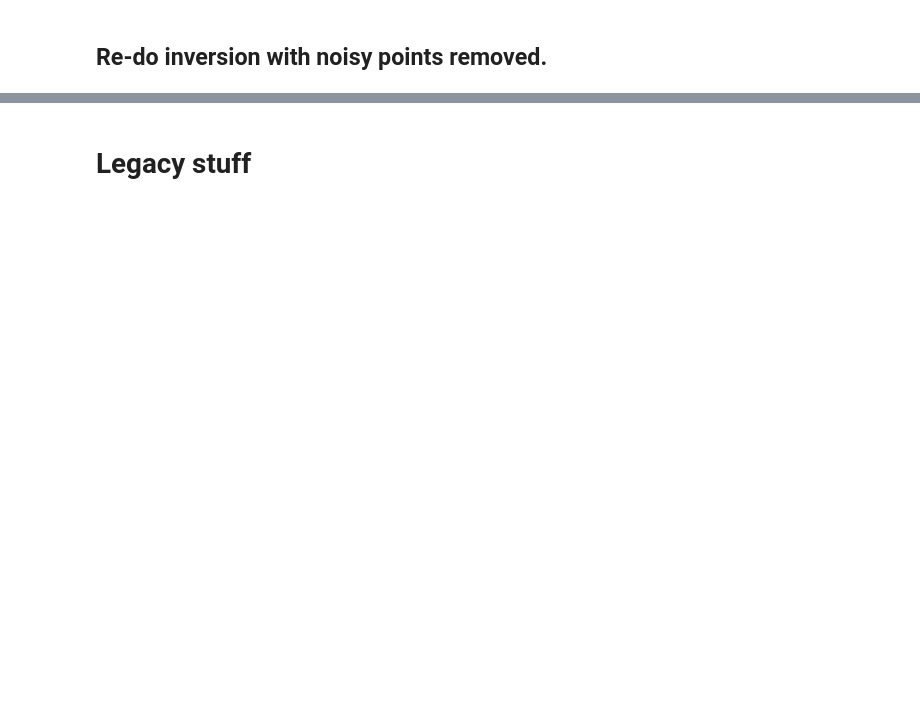
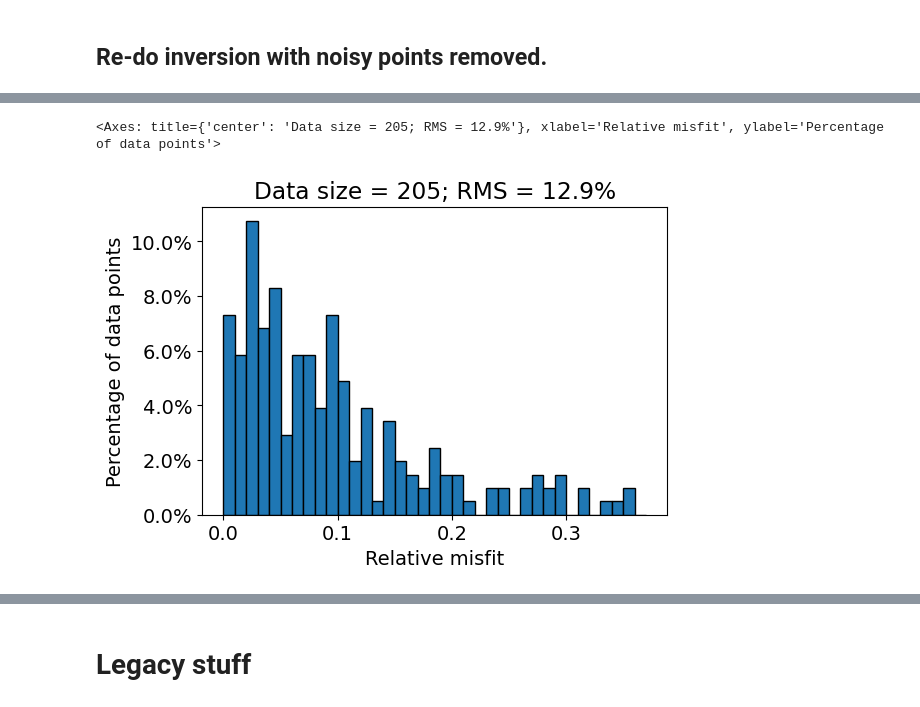
Before and after one commit to rbcmendoza/eosc-556b-project, a Jupyter notebook: FieldData_inversion.ipynb, the cells around one changed output, grey strips where cells are left out. Saved outputs shown, nothing was run; the diff lists cells and outputs as text; code cells hidden in the pictures; blank space fills up the shorter version.

```diff
--- a/FieldData_inversion.ipynb
+++ b/FieldData_inversion.ipynb
@@ -333,35 +434,3 @@ ax[1].set_aspect(1, adjustable='box')
 # %%
 # Create duplicate of Data object
 field_data_pruned = copy.deepcopy(field_data)
-# %%
-def find_indices_of_poorly_fit_data(relative_misfits, noise_threshold=None, percentile_to_remove = 95):
-    '''
-    INPUTS
-    relative_misfits: Array of relative misfits from which to extract the indices of the data with poorest fit
-    noise_threshold: Float. The value of relative misfit above which a data point will be classified as "poorly fit".
-    percentile_to_remove: Float. The percentile of greatest data misfit to be used to classify data points as "poorly fit". If
-        noise_threshold is specified, the percentile will not be used. Default value is 95th percentile.
-
-    RETURNS
-    poorly_fit_indices: Array of booleans that are True for poorly fit indices in the relative_misfits array.
-    '''
-    if noise_threshold is None:
-        # Use percentile
-        # Convert from percentile to top k data points
-        k = int(np.floor(len(relative_misfits)*((100 - percentile_to_remove)/100)))
-
-        # Get the indices that would sort the array in ascending order
-        sorted_indices = np.argsort(relative_misfits)
-        # Get the top k indices
-        top_k_indices = sorted_indices[-k:]
-
-        poorly_fit_indices = np.zeros_like(relative_misfits, dtype=bool)
-        poorly_fit_indices[top_k_indices] = True
-
-        return poorly_fit_indices
-
-    else:
-        # Use noise threshold
-        poorly_fit_indices = np.abs(relative_misfits) > noise_threshold
-
-        return poorly_fit_indices
@@ -454,6 +592,9 @@ print(f'Pruned RMS = {rms_pruned:.{1}f}%')
 # %%
 # Make sure to only feed the histogram plotter the misfit for the points that aren't noisy.
-plot_histogram_of_relative_misfits(relative_misfits_pruned[~noisy_points_indices], bin_width=0.05)
+plot_histogram_of_relative_misfits(relative_misfits_pruned[~noisy_points_indices], bin_width=0.01)
+# %% [output]
+<Axes: title={'center': 'Data size = 205; RMS = 12.9%'}, xlabel='Relative misfit', ylabel='Percentage of data points'>
+[figure, added]
 # %%
 # Plot the standardized misfit, the misfit expressed in units of the data's standard deviation (or estimated uncertainty).
 # and plot the relative misfit, the misfit expressed as a percentage of the observed data.
```
Also changed, not shown: parts of 25 cells of this notebook, 13 other files.
